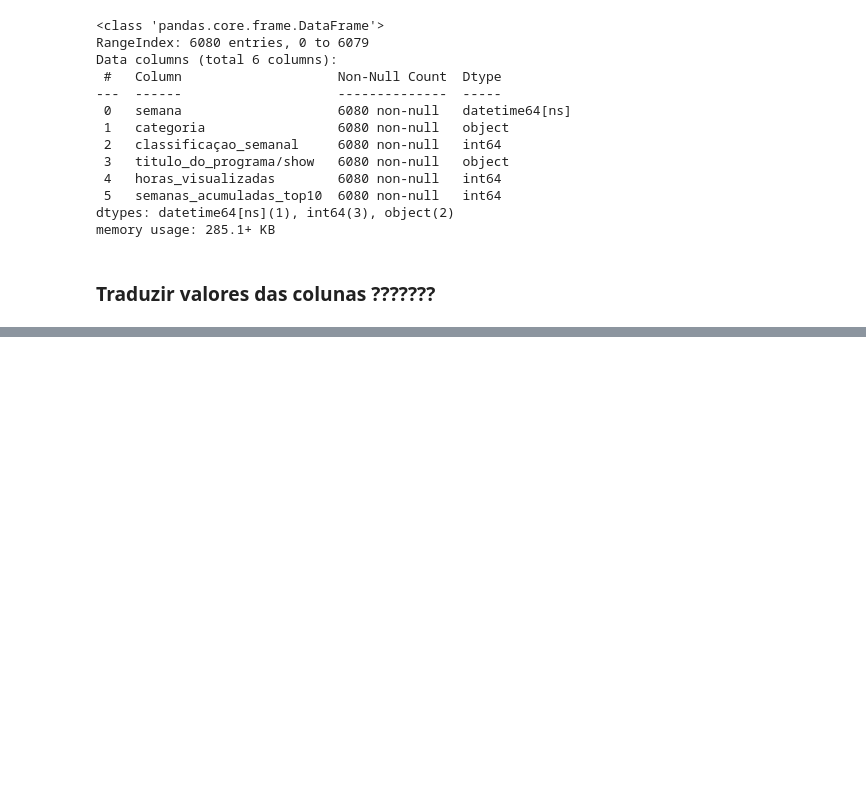
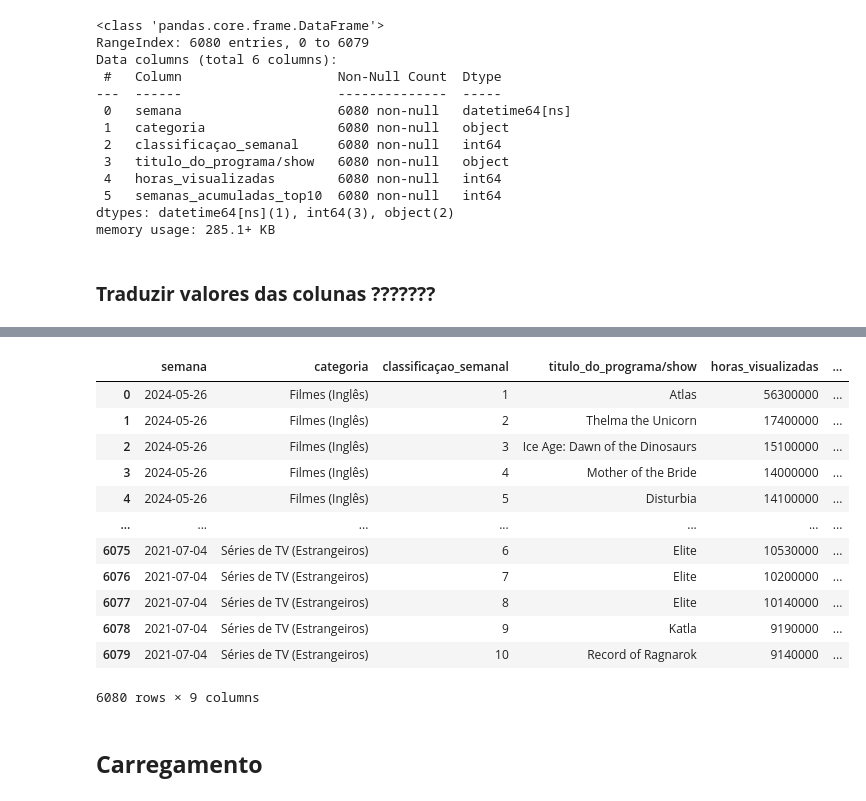
Before and after one commit to soadD/netflix_data, a Jupyter notebook: tabela_global_ETL.ipynb, the cells around one changed output, grey strips where cells are left out. Saved outputs shown, nothing was run; the diff lists cells and outputs as text; code cells hidden in the pictures; blank space fills up the shorter version.

```diff
--- a/tabela_global_ETL.ipynb
+++ b/tabela_global_ETL.ipynb
@@ -77,5 +79,11 @@ df.rename(columns={'week' : 'semana',
                    'weekly_hours_viewed' : 'horas_visualizadas',
                    'cumulative_weeks_in_top_10' : 'semanas_acumuladas_top10'}, inplace=True)
+# %%
+# Trocar valores especificos em colunas
+df.loc[df.categoria == 'Films (English)', ['categoria']] = 'Filmes (Inglês)'
+df.loc[df.categoria == 'Films (Non-English)', ['categoria']] = 'Filmes (Estrangeiros)'
+df.loc[df.categoria == 'TV (English)', ['categoria']] = 'Séries de TV (Inglês)'
+df.loc[df.categoria == 'TV (Non-English)', ['categoria']] = 'Séries de TV (Estrangeiros)'
 # %% [markdown]
 ### **Verificação de valores nulos**
 # %%
@@ -128,5 +136,19 @@ memory usage: 285.1+ KB
 df['mes'] = df['semana'].dt.month
 df['ano'] = df['semana'].dt.year
 df['dia'] = df['semana'].dt.day
+# %%
+# Trocar valores especificos em colunas
+df.loc[df.mes == '1', ['mes']] = 'JAN'
+df.loc[df.mes == '2', ['mes']] = 'FEV'
+df.loc[df.mes == '3', ['mes']] = 'MAR'
+df.loc[df.mes == '4', ['mes']] = 'ABR'
+df.loc[df.mes == '5', ['mes']] = 'MAI'
+df.loc[df.mes == '6', ['mes']] = 'JUN'
+df.loc[df.mes == '7', ['mes']] = 'JUL'
+df.loc[df.mes == '8', ['mes']] = 'AGO'
+df.loc[df.mes == '9', ['mes']] = 'SET'
+df.loc[df.mes == '10', ['mes']] = 'OUT'
+df.loc[df.mes == '11', ['mes']] = 'NOV'
+df.loc[df.mes == '12', ['mes']] = 'DEZ'
 # %% [markdown]
 ### **Traduzir valores das colunas ???????**
@@ -132,0 +243,17 @@ df['dia'] = df['semana'].dt.day
+# %%
+#Alterando mes, ano e dia de Integer para String
+df['mes'] = df['mes'].astype('str')
+df['ano'] = df['ano'].astype('str')
+df['dia'] = df['dia'].astype('str')
+# %%
+# Definição do esquema de validação
+schema = pa.DataFrameSchema({'semana': pa.Column(pa.DateTime),
+                             'categoria': pa.Column(pa.String),
+                             'classificaçao_semanal': pa.Column(pa.Int),
+                             'titulo_do_programa/show': pa.Column(pa.String),
+                             'horas_visualizadas': pa.Column(pa.Int),
+                             'semanas_acumuladas_top10': pa.Column(pa.Int),
+                             'mes': pa.Column(pa.String),
+                             'ano': pa.Column(pa.String),
+                             'dia': pa.Column(pa.String)
+                            })
@@ -132,0 +273,19 @@ df['dia'] = df['semana'].dt.day
+# %%
+# Validar o DataFrame
+schema.validate(df)
+# %% [output]
+|  | semana | categoria | classificaçao_semanal | titulo_do_programa/show | horas_visualizadas | ... |
+| 0 | 2024-05-26 | Filmes (Inglês) | 1 | Atlas | 56300000 | ... |
+| 1 | 2024-05-26 | Filmes (Inglês) | 2 | Thelma the Unicorn | 17400000 | ... |
+| 2 | 2024-05-26 | Filmes (Inglês) | 3 | Ice Age: Dawn of the Dinosaurs | 15100000 | ... |
+| 3 | 2024-05-26 | Filmes (Inglês) | 4 | Mother of the Bride | 14000000 | ... |
+| 4 | 2024-05-26 | Filmes (Inglês) | 5 | Disturbia | 14100000 | ... |
+| ... | ... | ... | ... | ... | ... | ... |
+| 6075 | 2021-07-04 | Séries de TV (Estrangeiros) | 6 | Elite | 10530000 | ... |
+| 6076 | 2021-07-04 | Séries de TV (Estrangeiros) | 7 | Elite | 10200000 | ... |
+| 6077 | 2021-07-04 | Séries de TV (Estrangeiros) | 8 | Elite | 10140000 | ... |
+| 6078 | 2021-07-04 | Séries de TV (Estrangeiros) | 9 | Katla | 9190000 | ... |
+| 6079 | 2021-07-04 | Séries de TV (Estrangeiros) | 10 | Record of Ragnarok | 9140000 | ... |
+6080 rows × 9 columns
+# %% [markdown]
+## **Carregamento**
```
Also changed, not shown: parts of 13 cells of this notebook.
